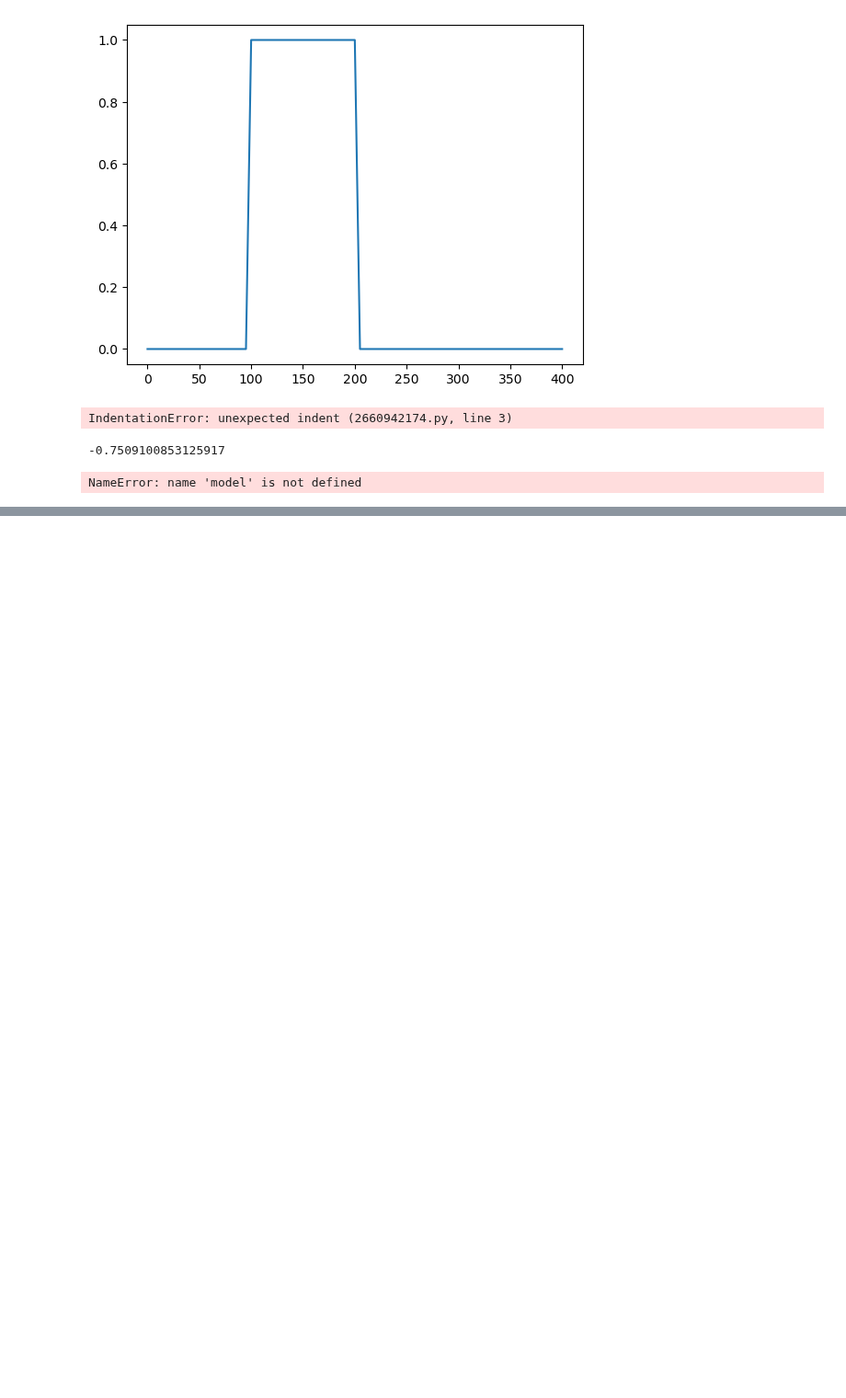
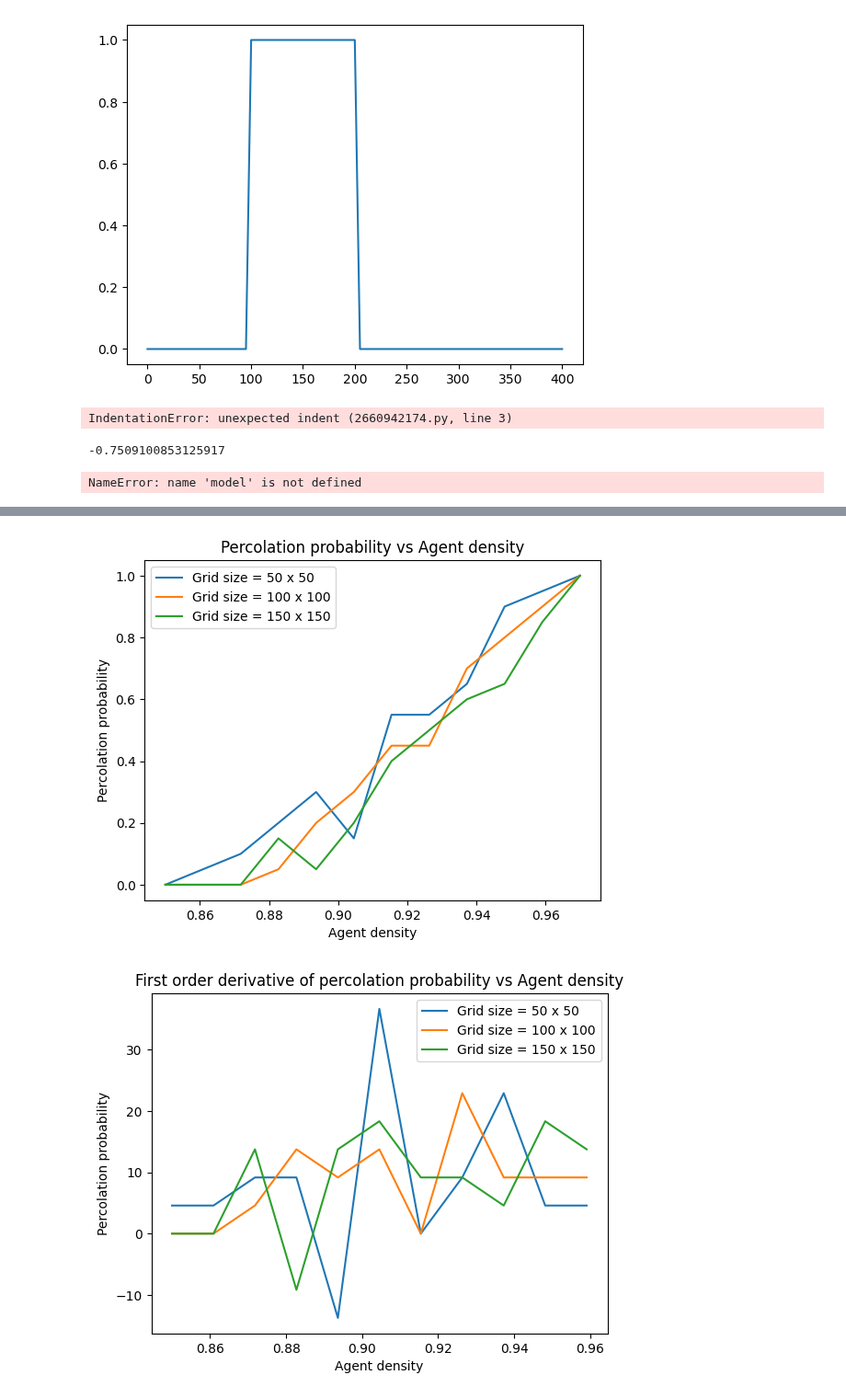
Before and after one commit to aM0NKE/ComplexSystemSimulation, a Jupyter notebook: mesa-schelling/archive/cluster_find_function.ipynb, the cells around one changed output, grey strips where cells are left out. Shown at 92% size. Cells and saved outputs as stored; diff of their text form; code cells hidden in the pictures; blank space fills up the shorter version.

Commit message:
percolation phase plots derivatives

```diff
--- a/mesa-schelling/archive/cluster_find_function.ipynb
+++ b/mesa-schelling/archive/cluster_find_function.ipynb
@@ -296,0 +249,54 @@ plt.show()
+# %%
+import numpy as np
+import matplotlib.pyplot as plt
+import pandas as pd
+
+data_dict = {'50 x 50': [0., 0.05, 0.1, 0.2, 0.3, 0.15, 0.55, 0.55, 0.65, 0.9 , 0.95, 1.],
+             '100 x 100': [0., 0., 0., 0.05, 0.2, 0.3, 0.45, 0.45, 0.7, 0.8, 0.9, 1.],
+             '150 x 150': [0., 0., 0., 0.15, 0.05, 0.2, 0.4, 0.5, 0.6, 0.65, 0.85, 1.]}
+density_range = np.linspace(0.85, 0.97, num=12)
+
+# Covert data_dict
+y = []
+for key in data_dict.keys():
+    y.append(data_dict[key])
+y = np.array(y)
+
+
+def derivative(x,y):
+    derivative = np.zeros((y.shape[0], y.shape[1]-1))
+    for i in range(y.shape[1]-1):
+        for j in range(y.shape[0]):
+            derivative[j,i] = (y[j,i] - y[j,i+1]) / (x[i] - x[i+1])
+    return derivative
+
+
+first_der = derivative(x,y)
+second_der = derivative(x,first_der)
+
+for i in range(len(y)):
+    plt.plot(x,y[i,:], label=f"Grid size = {list(data_dict.keys())[i]}")
+    plt.title("Percolation probability vs Agent density")
+    plt.xlabel("Agent density")
+    plt.ylabel("Percolation probability")
+    plt.legend()
+plt.show()
+
+for i in range(len(y)):
+    plt.plot(x[:-1],first_der[i,:], label=f"Grid size = {list(data_dict.keys())[i]}")
+    plt.title("First order derivative of percolation probability vs Agent density")
+    plt.xlabel("Agent density")
+    plt.ylabel("Percolation probability")
+    plt.legend()
+plt.show()
+
+for i in range(len(y)):
+    plt.plot(x[:-2],second_der[i,:], label=f"Grid size = {list(data_dict.keys())[i]}")
+    plt.title("Second order derivative of percolation probability vs Agent density")
+    plt.xlabel("Agent density")
+    plt.ylabel("Percolation probability")
+    plt.legend()
+plt.show()
+# %% [output]
+[figure, added]
+[figure, added]
```
Also changed, not shown: parts of 2 cells of this notebook.
